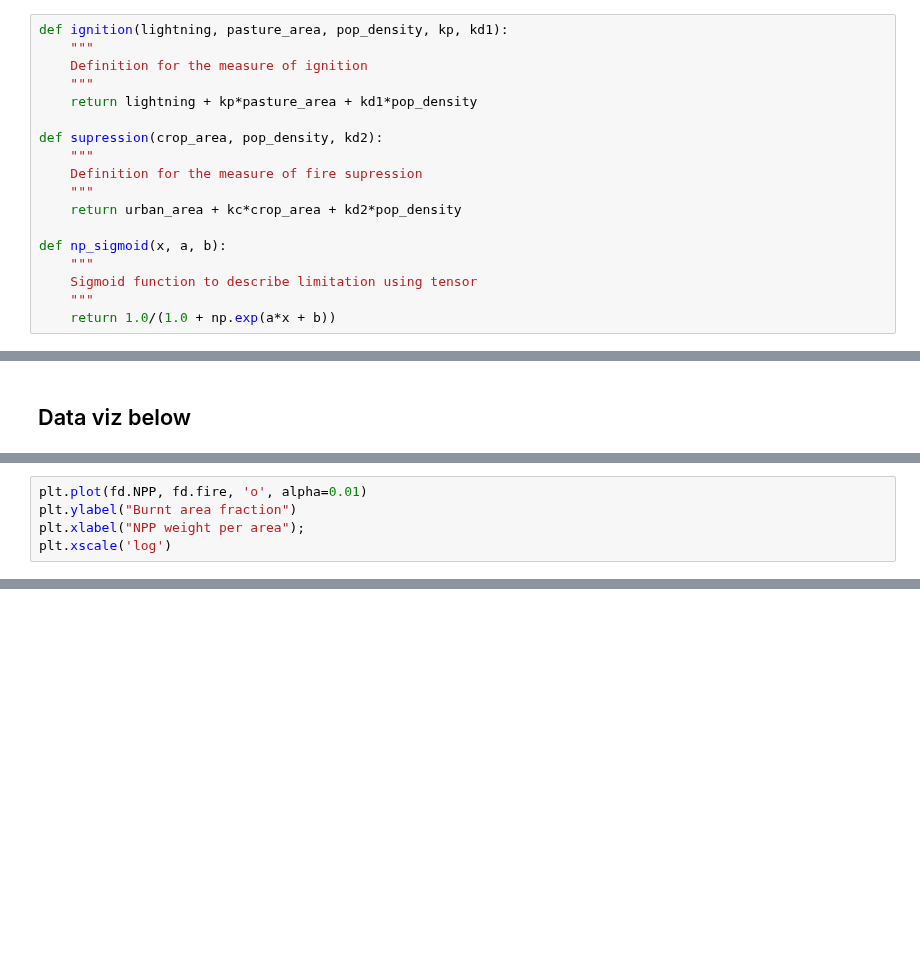
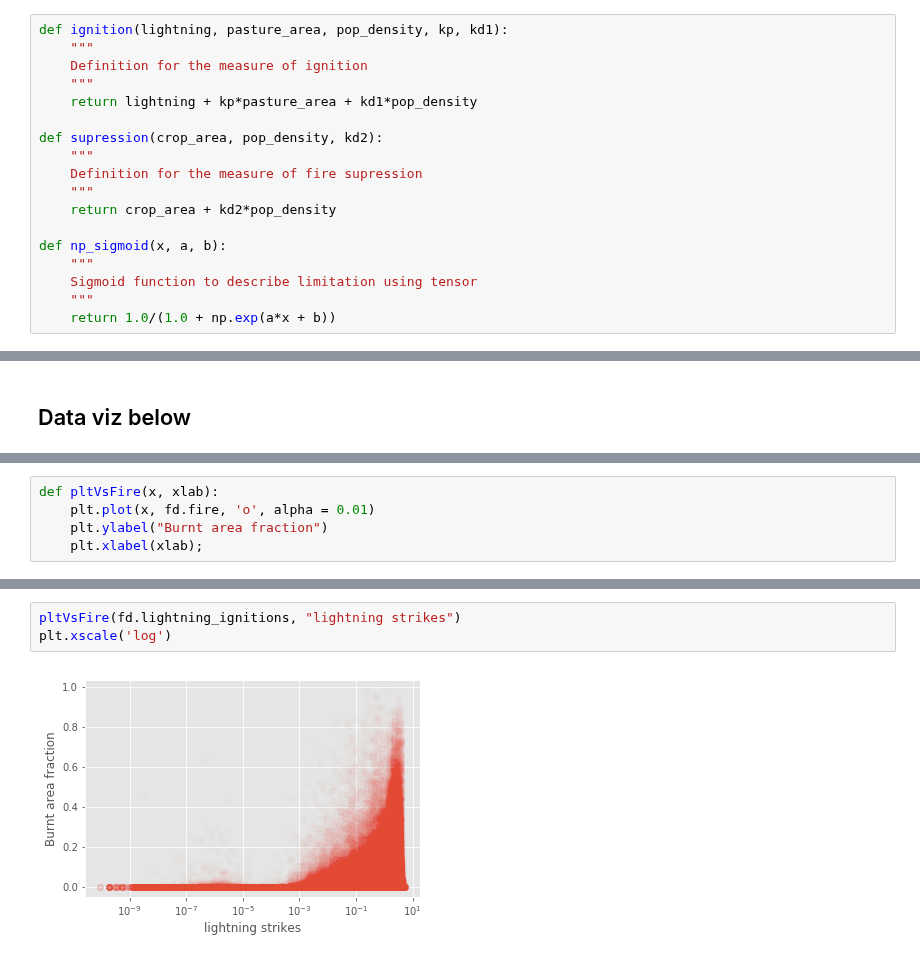
Before and after one commit to rhyswhitley/fire_limitation, a Jupyter notebook: notebooks/data_viz.ipynb, the cells around one changed output, grey strips where cells are left out. Drawn from its saved outputs; the diff is of its cells as text; blank space fills up the shorter version.

Commit message:
adding plots for other variables

```diff
--- a/notebooks/data_viz.ipynb
+++ b/notebooks/data_viz.ipynb
@@ -72,7 +72,7 @@ def supression(crop_area, pop_density, kd2):
     """
     Definition for the measure of fire supression
     """
-    return urban_area + kc*crop_area + kd2*pop_density
+    return crop_area + kd2*pop_density
 
 def np_sigmoid(x, a, b):
     """
@@ -97,5 +99,5 @@ fd['suppress'] = supression(fd["cropland"].values, \
 # %%
-plt.plot(fd.NPP, fd.fire, 'o', alpha=0.01)
-plt.ylabel("Burnt area fraction")
-plt.xlabel("NPP weight per area");
-plt.xscale('log')
+def pltVsFire(x, xlab):
+    plt.plot(x, fd.fire, 'o', alpha = 0.01)
+    plt.ylabel("Burnt area fraction")
+    plt.xlabel(xlab);
@@ -110,0 +113,5 @@ plt.show()
+# %%
+pltVsFire(fd.lightning_ignitions, "lightning strikes")
+plt.xscale('log')
+# %% [output]
+[figure, added]
```
Also changed, not shown: parts of 9 cells of this notebook.
